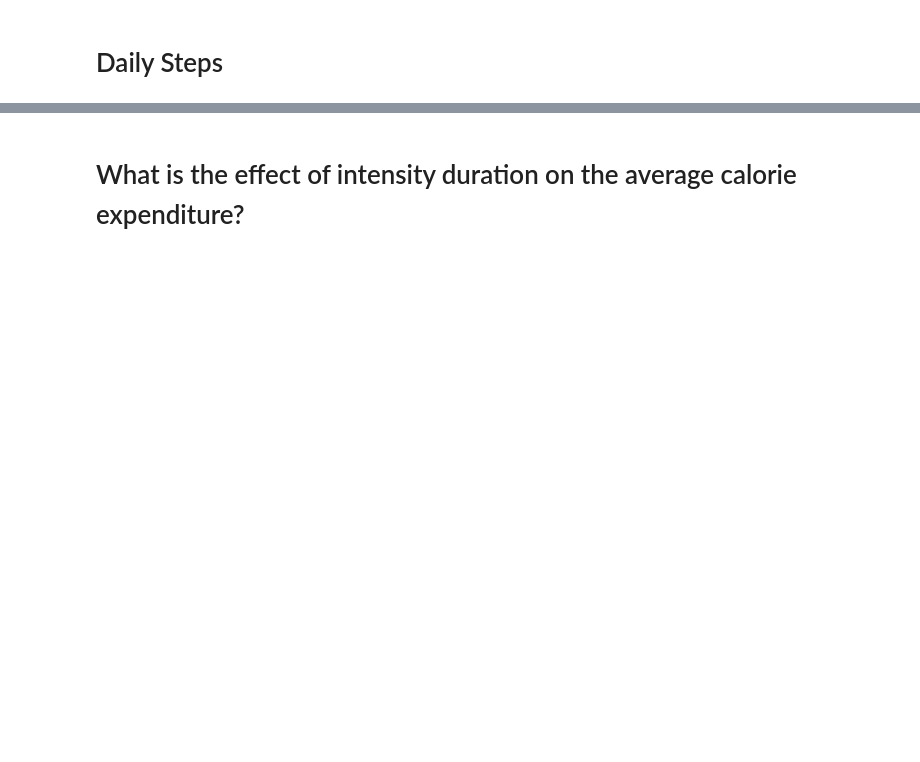
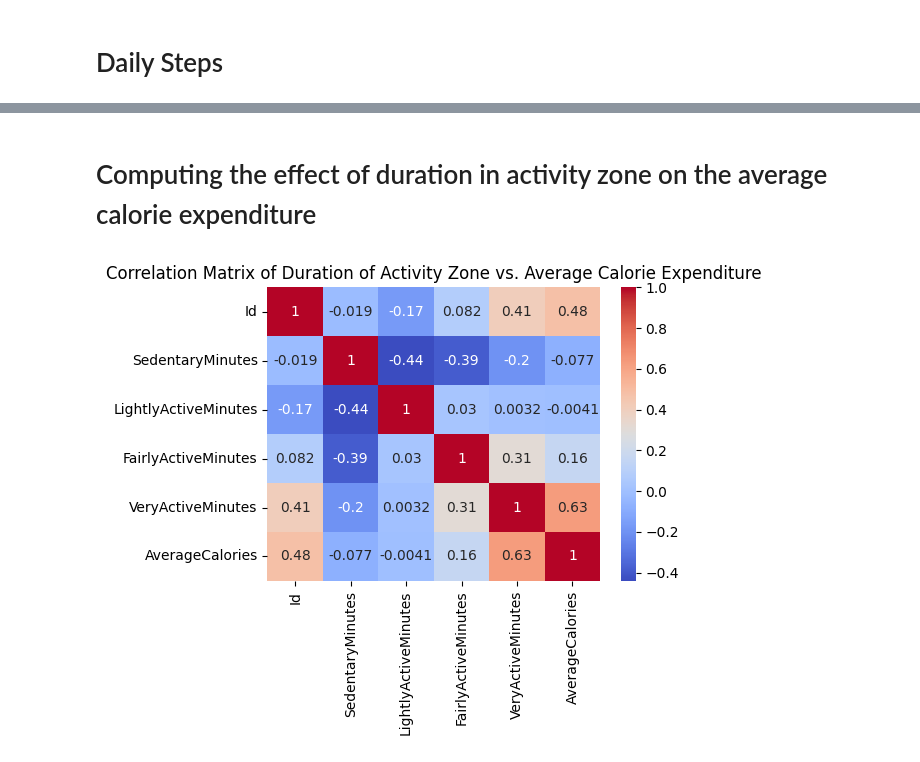
Before and after one commit to koujalgiash/healthcareanalytics101, a Jupyter notebook: kaggle/fitness_trends.ipynb, the cells around one changed output, grey strips where cells are left out. Saved outputs shown, nothing was run; the diff lists cells and outputs as text; code cells hidden in the pictures; blank space fills up the shorter version.

```diff
--- a/kaggle/fitness_trends.ipynb
+++ b/kaggle/fitness_trends.ipynb
@@ -207,5 +245,5 @@ print(mean_steps_grouped[['Id', 'AverageDailySteps', 'Intensity', 'RecommendedSt
 # %% [markdown]
-# What is the effect of intensity duration on the average calorie expenditure?
+# Computing the effect of duration in activity zone on the average calorie expenditure
 # %%
 # Average time spent in each zone per user
 daily_intensites_duration = daily_intensites.groupby("Id").agg({
@@ -236,16 +268,13 @@ One Way ANOVA - if the calorie expenditure changes acc. to the duration in inten
 # %%
-'''
-Multiple Linear Regression - To analyze the influence of each activity zone on calories
-1. Independent variable = daily_intensites_duration
-2. dependet variable = mean_calories_grouped
-'''
 # Compute correlation matrix
 corr = merged_duration_calories.corr()
 
 # Plot heatmap
-plt.figure(figsize=(8, 6))
+plt.figure(figsize=(6, 5))
 sns.heatmap(corr, annot=True, cmap='coolwarm')
-plt.title("Correlation Matrix of Duration of Intensity vs. Calorie Expenditure")
+plt.title("Correlation Matrix of Duration of Activity Zone vs. Average Calorie Expenditure")
 plt.tight_layout()
 plt.show()
+# %% [output]
+[figure, added]
 # %%
```
Also changed, not shown: parts of 11 cells of this notebook, 7 other files.
